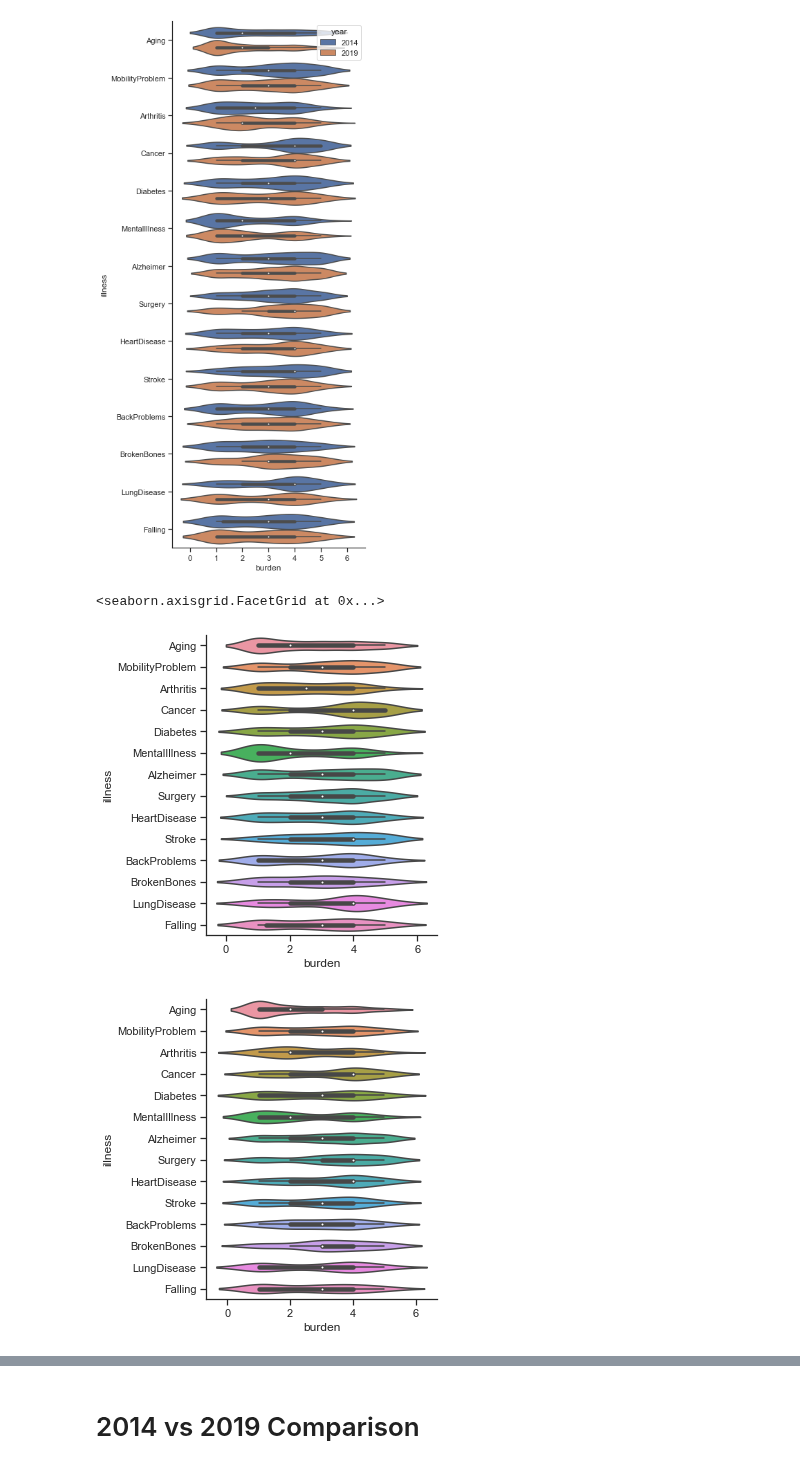
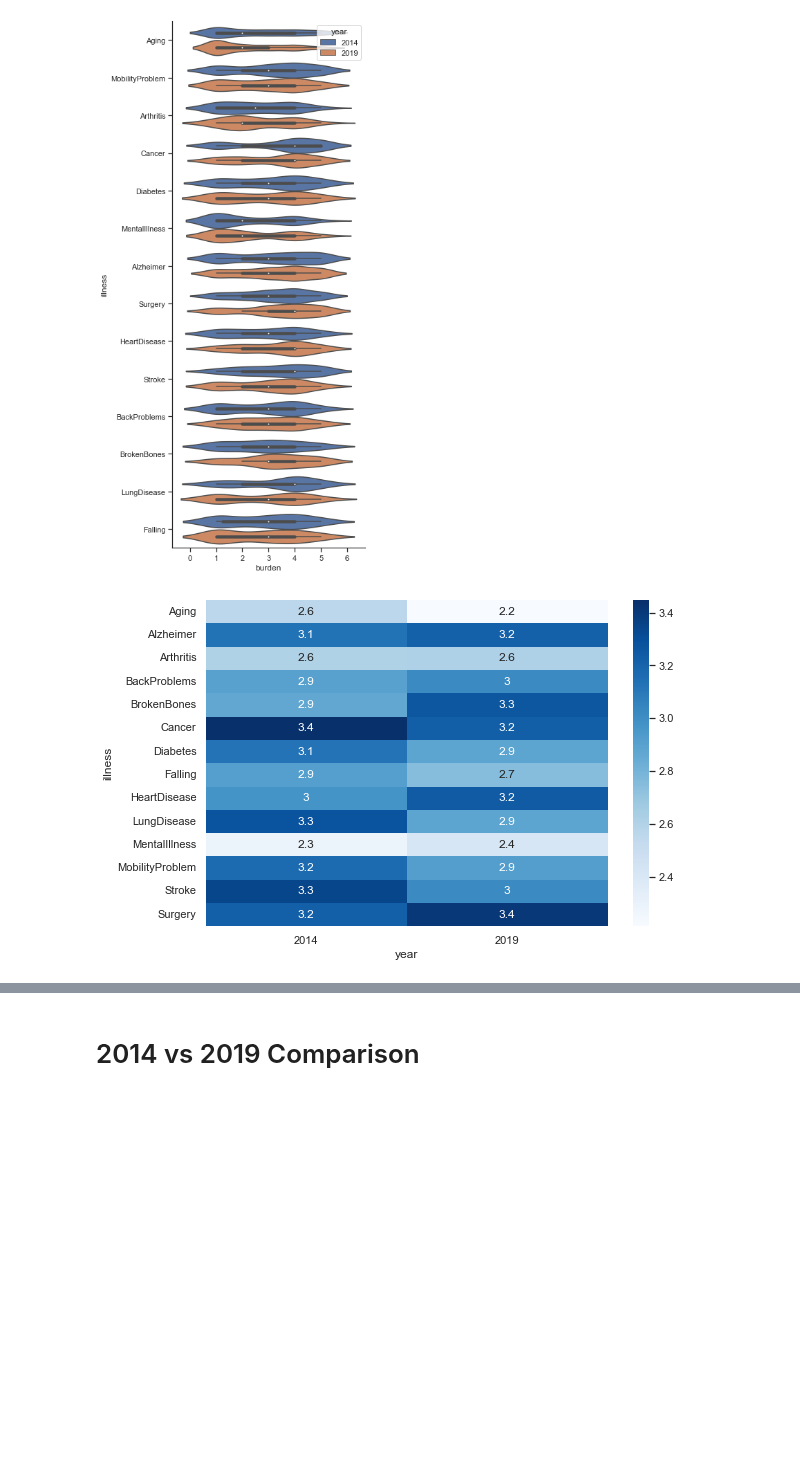
Before and after one commit to woonsupkim/BurdenofCare, a Jupyter notebook: burden.ipynb, the cells around one changed output, grey strips where cells are left out. Cells and saved outputs as stored; diff of their text form; code cells hidden in the pictures; blank space fills up the shorter version.

Commit message:
visualization update

```diff
--- a/burden.ipynb
+++ b/burden.ipynb
@@ -316,13 +318,10 @@ sns.violinplot(x="burden", y="illness",
 sns.despine()
 # %% [output]
 [figure]
-# %%
-sns.catplot(x="burden", y="illness",
-            kind="violin", data=data_2015)
-
-sns.catplot(x="burden", y="illness",
-            kind="violin", data=data_2020, order=["Aging", "MobilityProblem", "Arthritis", "Cancer", "Diabetes", "MentalIllness", "Alzheimer", "Surgery", "HeartDisease", "Stroke", "BackProblems", "BrokenBones", "LungDisease", "Falling"])
-# %% [output]
-<seaborn.axisgrid.FacetGrid at 0x...>
-[figure, removed]
-[figure, removed]
+# %%
+#sns.set_theme()
+f, ax = plt.subplots(figsize = (9, 6))
+df_cont = data_burden.pivot_table(index = 'illness', columns = 'year', values = 'burden', aggfunc = 'mean')
+ax = sns.heatmap(df_cont, annot = True, cmap = 'Blues')
+# %% [output]
+[figure, added]
```
Also changed, not shown: parts of 10 cells of this notebook.
